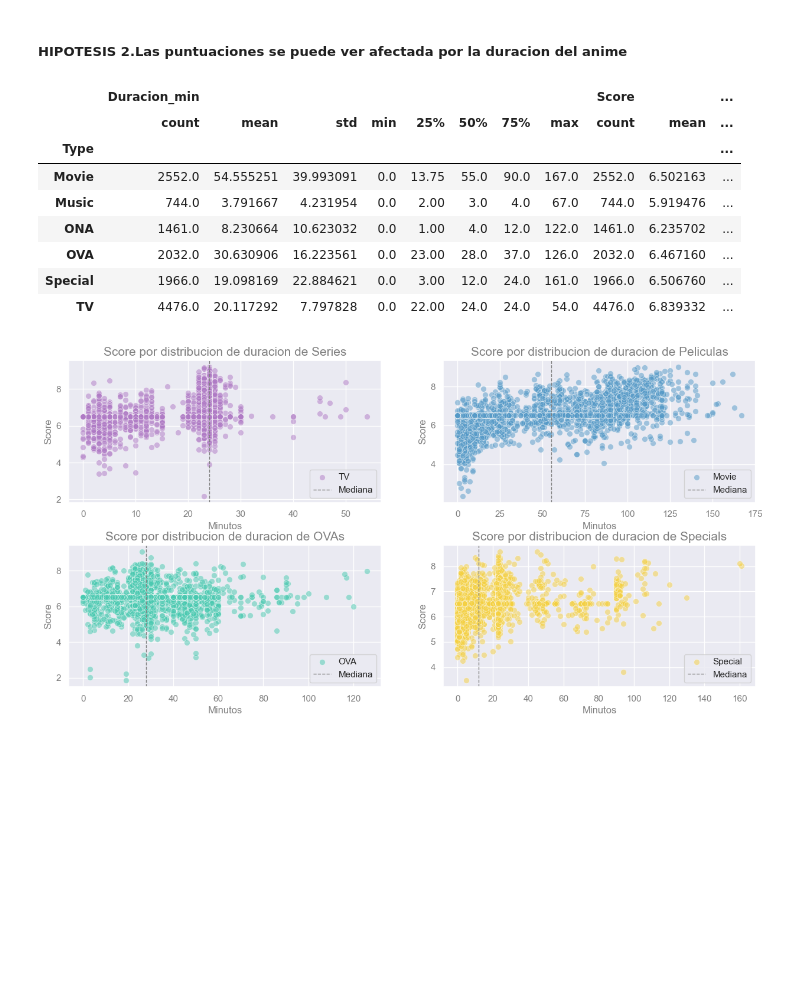
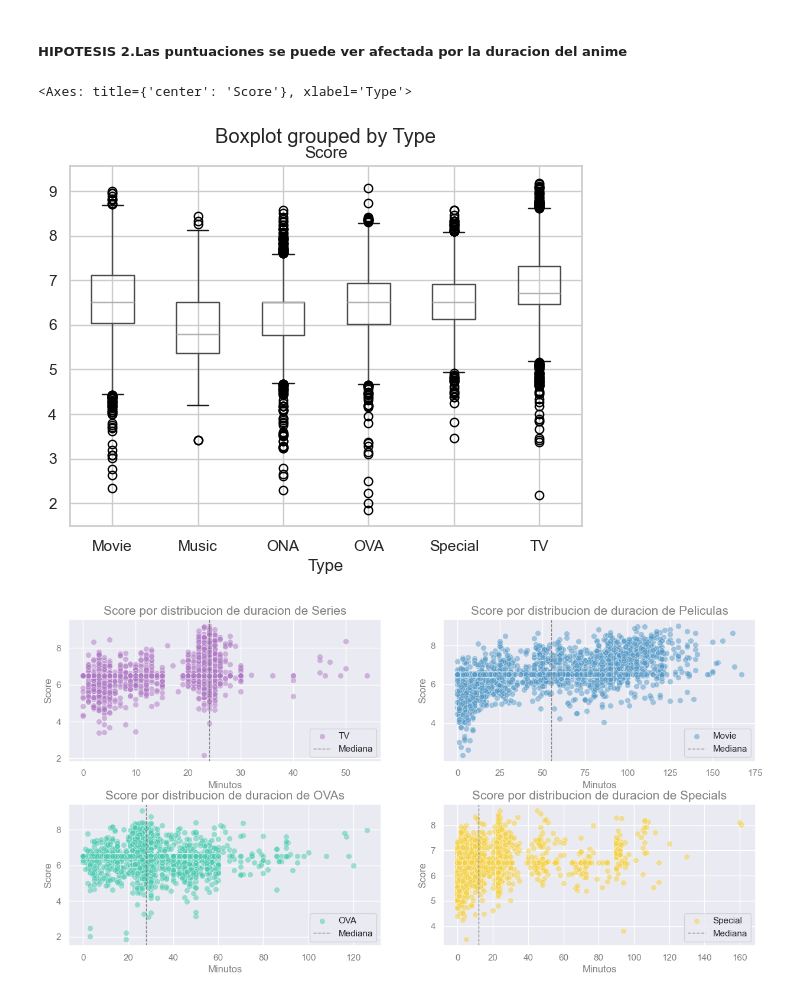
Before and after one commit to AmyGaarcia/DS_PT_09_2023, a Jupyter notebook: Data_Analysis/EDA/1-Definicion_EDA ANIME_ordenado.ipynb, the cells around one changed output. Saved outputs shown, nothing was run; the diff lists cells and outputs as text; code cells hidden in the pictures; blank space fills up the shorter version.

```diff
--- a/Data_Analysis/EDA/1-Definicion_EDA ANIME_ordenado.ipynb
+++ b/Data_Analysis/EDA/1-Definicion_EDA ANIME_ordenado.ipynb
@@ -1165,19 +1201,11 @@ plt.show()
      La novela ligera y el manga tienen las puntuaciones medias mas altas. asi que los animes basados en esos tienden a ser mejore recibidos
 # %% [markdown]
 ##### HIPOTESIS 2.Las puntuaciones se puede ver afectada por la duracion del anime
-# %%
-des= anime_copia.groupby("Type")[["Duracion_min","Score"]].describe()
-des
-# %% [output]
-|  | Duracion_min |  |  |  |  |  |  |  | Score |  | ... |
-|  | count | mean | std | min | 25% | 50% | 75% | max | count | mean | ... |
-| Type |  |  |  |  |  |  |  |  |  |  | ... |
-| Movie | 2552.0 | 54.555251 | 39.993091 | 0.0 | 13.75 | 55.0 | 90.0 | 167.0 | 2552.0 | 6.502163 | ... |
-| Music | 744.0 | 3.791667 | 4.231954 | 0.0 | 2.00 | 3.0 | 4.0 | 67.0 | 744.0 | 5.919476 | ... |
-| ONA | 1461.0 | 8.230664 | 10.623032 | 0.0 | 1.00 | 4.0 | 12.0 | 122.0 | 1461.0 | 6.235702 | ... |
-| OVA | 2032.0 | 30.630906 | 16.223561 | 0.0 | 23.00 | 28.0 | 37.0 | 126.0 | 2032.0 | 6.467160 | ... |
-| Special | 1966.0 | 19.098169 | 22.884621 | 0.0 | 3.00 | 12.0 | 24.0 | 161.0 | 1966.0 | 6.506760 | ... |
-| TV | 4476.0 | 20.117292 | 7.797828 | 0.0 | 22.00 | 24.0 | 24.0 | 54.0 | 4476.0 | 6.839332 | ... |
+# %%
+anime_copia.boxplot(column=("Score"),by="Type")
+# %% [output]
+<Axes: title={'center': 'Score'}, xlabel='Type'>
+[figure, added]
 # %%
 #DISTRIBUCION DE DURACION DE ANIMES
 plt.figure(figsize=(15, 7))
```
Also changed, not shown: parts of 6 cells of this notebook.
